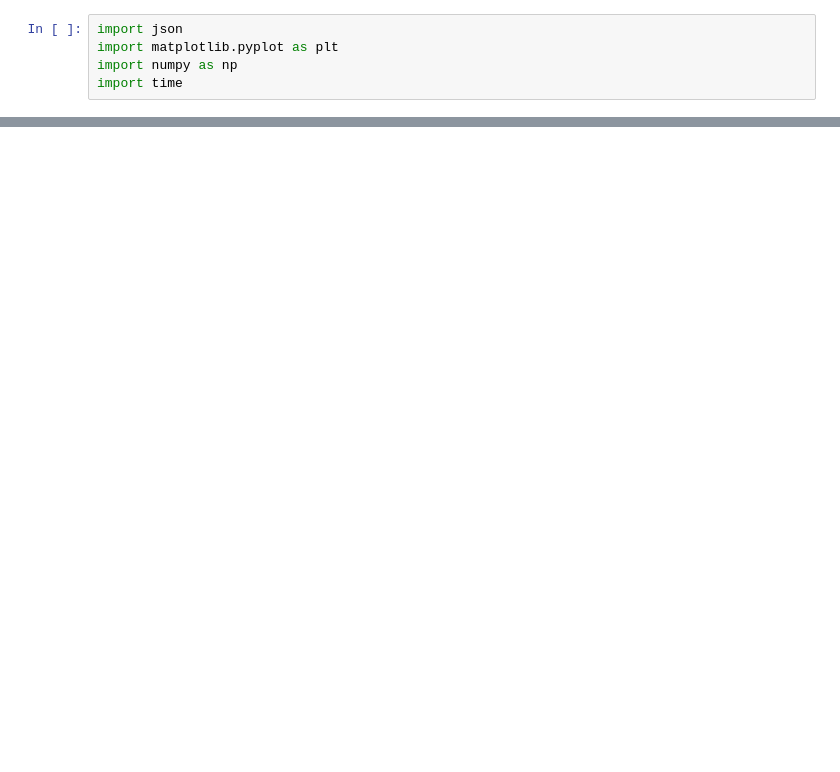
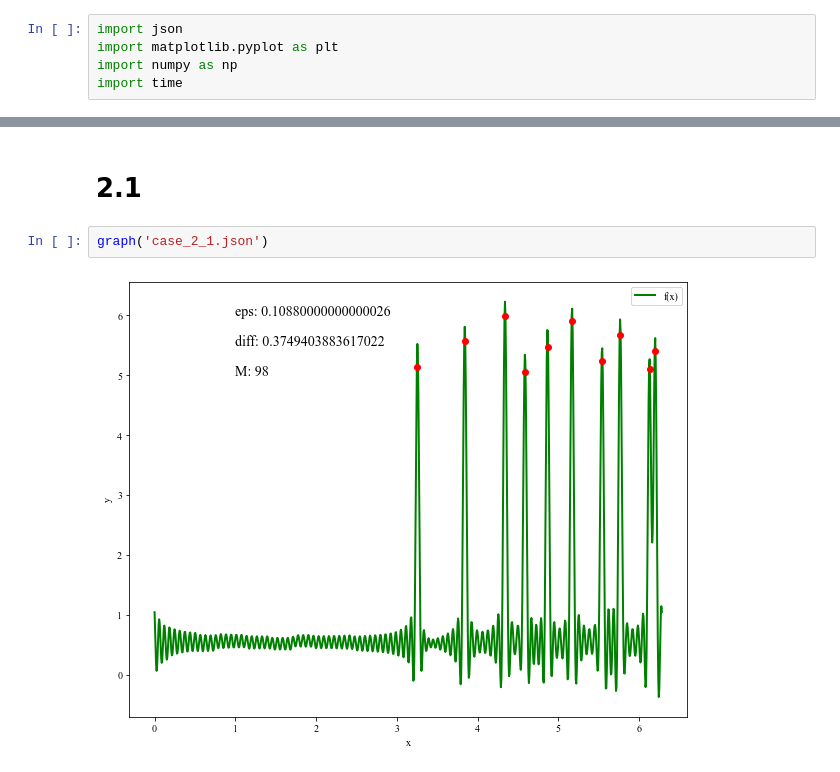
Before and after one commit to l3r8yJ/blyad, a Jupyter notebook: graph.ipynb, the cells around one changed output, grey strips where cells are left out. Saved outputs shown, nothing was run; the diff lists cells and outputs as text; blank space fills up the shorter version.

```diff
--- a/graph.ipynb
+++ b/graph.ipynb
@@ -42,0 +55,6 @@ time: 0.12397120800000039
+# %% [markdown]
+# 2.1
+# %%
+graph('case_2_1.json')
+# %% [output]
+[figure, added]
```
Also changed, not shown: parts of 9 cells of this notebook, 1 other file.
